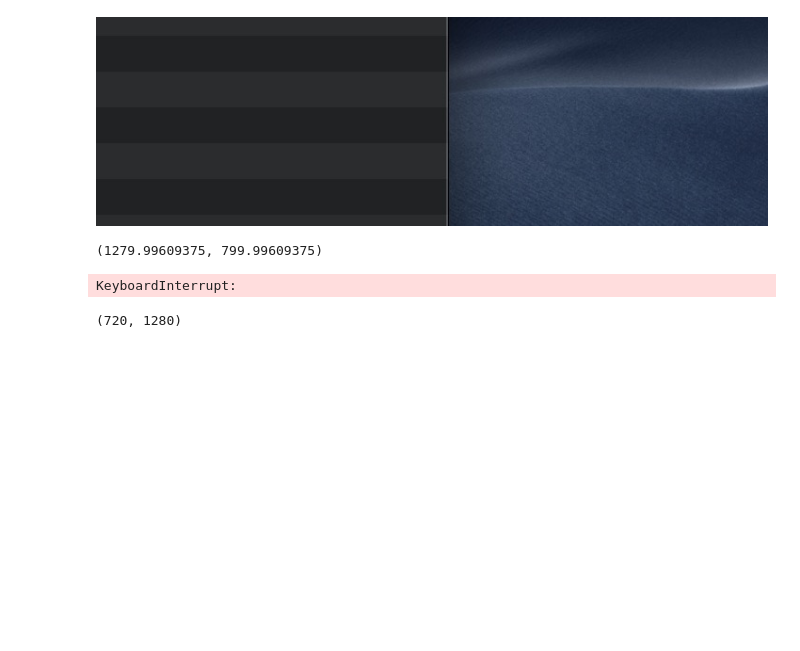
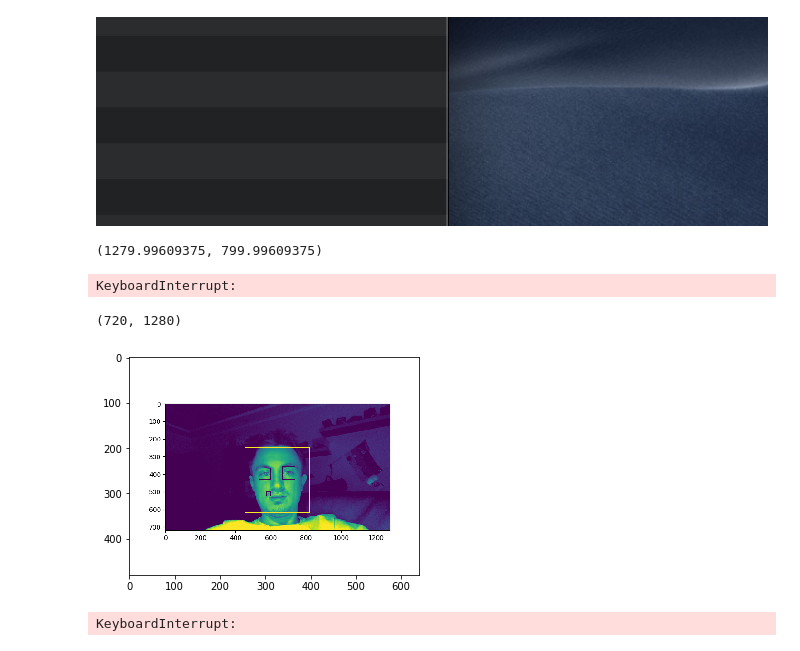
Before and after one commit to akarazeevprojects/ComputerVision, a Jupyter notebook: Untitled.ipynb, the cells around one changed output. Saved outputs shown, nothing was run; the diff lists cells and outputs as text; code cells hidden in the pictures; blank space fills up the shorter version.

```diff
--- a/Untitled.ipynb
+++ b/Untitled.ipynb
@@ -139,20 +139,26 @@ while True:
     cap = cv.VideoCapture(0)
     ret, img = cap.read()
 
-#     img = cv.resize(img, (400, 400))
+    img = cv.resize(img, (400, 400))
     gray = cv.cvtColor(img, cv.COLOR_BGR2GRAY)
 
     faces = face_cascade.detectMultiScale(gray, 1.3, 5)
 #     print('FACES', faces)
 
     for (x, y, w, h) in faces:
-#         cv.rectangle(gray, (x, y), (x+w, y+h), (255, 0, 0), 2)
-        cv.rectangle(gray, (x, y), (x+ (w//2), y+(h//2)), (255, 0, 0), 2)
+        cv.rectangle(gray, (x, y), (x+w, y+h), (255, 0, 0), 2)
+#         cv.rectangle(gray, (x, y), (x+ (w//2), y+(h//2)), (255, 0, 0), 2)
 
         cursor_x = abs(xmax - (x + (w//2)))
         cursor_y = y + (h//2)
 
-        autopy.mouse.move(cursor_x, cursor_y)
+#         autopy.mouse.move(cursor_x, cursor_y)
+
+    plt.imshow(gray)
+
+    display.clear_output(wait=True)
+
+    plt.pause(0.001)    # the pause time is = 1 / framerate
 
 #     plt.imshow(gray)
 #     plt.show()
@@ -164,3 +170,31 @@ gray.shape
 (720, 1280)
 # %%
 cap.release()
+# %%
+%matplotlib inline
+
+import cv2
+import matplotlib.pyplot as plt
+from IPython import display
+import os
+import numpy as np
+
+
+def listdir(folder_path):
+    all_files = os.listdir(folder_path)
+    res = list(filter(lambda x: x.startswith('.') == False, all_files))
+    return res
+
+
+while True:
+    frame = cv2.imread(os.path.join('photos', np.random.choice(listdir('photos'))))
+    frame = cv2.cvtColor(frame, cv2.COLOR_BGR2RGB)    # makes the blues image look real colored
+
+    plt.imshow(frame)
+
+    display.clear_output(wait=True)
+
+    plt.pause(0.1)    # the pause time is = 1 / framerate
+# %% [output]
+[figure, added]
+KeyboardInterrupt:
```
